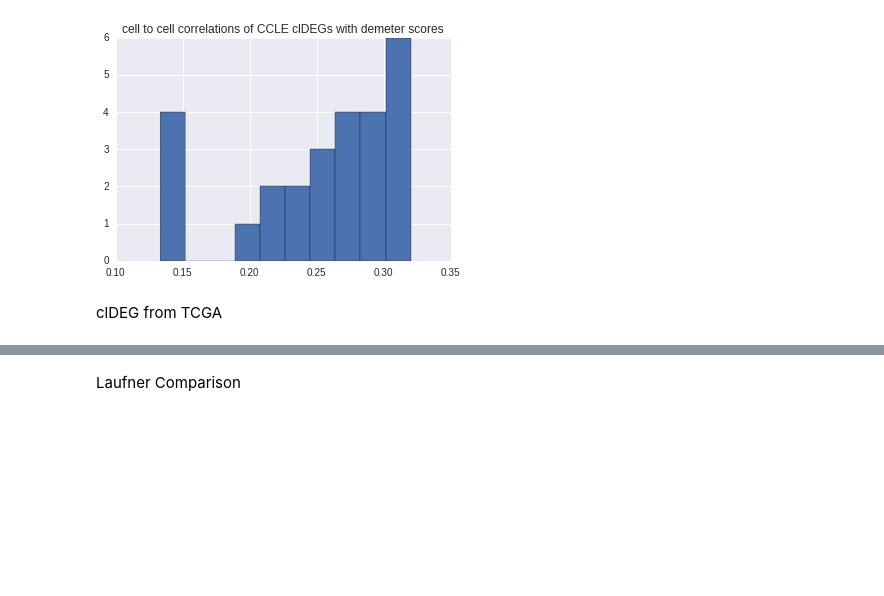
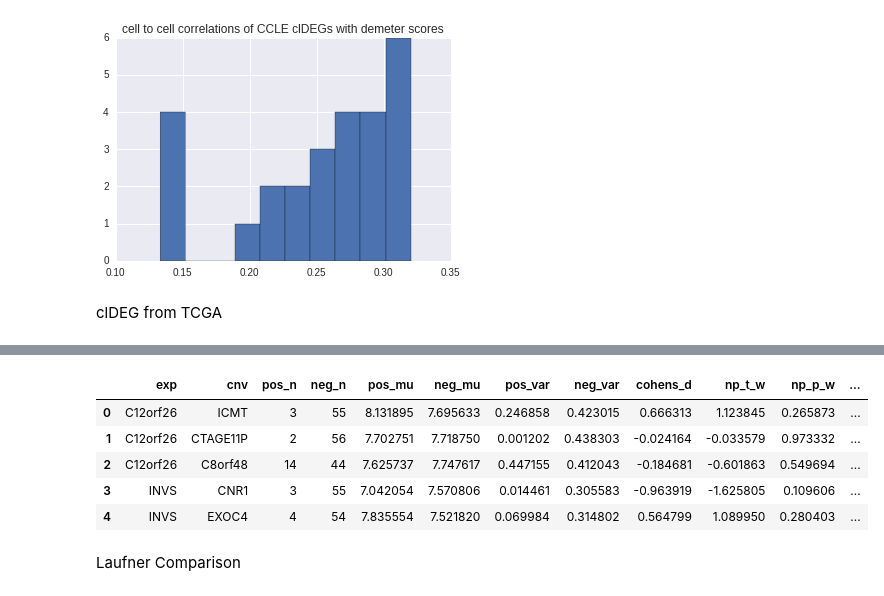
Before and after one commit to thjmattth/clove, a Jupyter notebook: ccle_results.ipynb, the cells around one changed output, grey strips where cells are left out. Saved outputs shown, nothing was run; the diff lists cells and outputs as text; code cells hidden in the pictures; blank space fills up the shorter version.

Commit message:
lu dataset compare breast and colo

```diff
--- a/ccle_results.ipynb
+++ b/ccle_results.ipynb
@@ -2915,0 +2932,10 @@ corr.pear_coeff.hist()
+# %%
+# make colon cloves
+# colon lines are marked as being from "large intestine"
+# https://www.ncbi.nlm.nih.gov/pmc/articles/PMC4062414/
+
+exp = pd.read_pickle('data/large_intestine_mrna_df.pickle')
+cnv = pd.read_csv('data/large_intestine_CCLE_DEL_calls.csv.gz', index_col=0, compression='gzip')
+colo = randomPairContextStat(100000, exp, cnv, nan_style='propagate')
+# %%
+colo_null = randomPairContextStat(100000, exp, cnv, nan_style='propagate', permute=True)
@@ -2916,3 +2960,12 @@ corr.pear_coeff.hist()
+# %%
+colo_null.head()
+# %% [output]
+|  | exp | cnv | pos_n | neg_n | pos_mu | neg_mu | pos_var | neg_var | cohens_d | np_t_w | np_p_w | ... |
+| 0 | C12orf26 | ICMT | 3 | 55 | 8.131895 | 7.695633 | 0.246858 | 0.423015 | 0.666313 | 1.123845 | 0.265873 | ... |
+| 1 | C12orf26 | CTAGE11P | 2 | 56 | 7.702751 | 7.718750 | 0.001202 | 0.438303 | -0.024164 | -0.033579 | 0.973332 | ... |
+| 2 | C12orf26 | C8orf48 | 14 | 44 | 7.625737 | 7.747617 | 0.447155 | 0.412043 | -0.184681 | -0.601863 | 0.549694 | ... |
+| 3 | INVS | CNR1 | 3 | 55 | 7.042054 | 7.570806 | 0.014461 | 0.305583 | -0.963919 | -1.625805 | 0.109606 | ... |
+| 4 | INVS | EXOC4 | 4 | 54 | 7.835554 | 7.521820 | 0.069984 | 0.314802 | 0.564799 | 1.089950 | 0.280403 | ... |
 # %% [markdown]
 Laufner Comparison
 # %%
```
Also changed, not shown: parts of 10 cells of this notebook, 4 other files.
